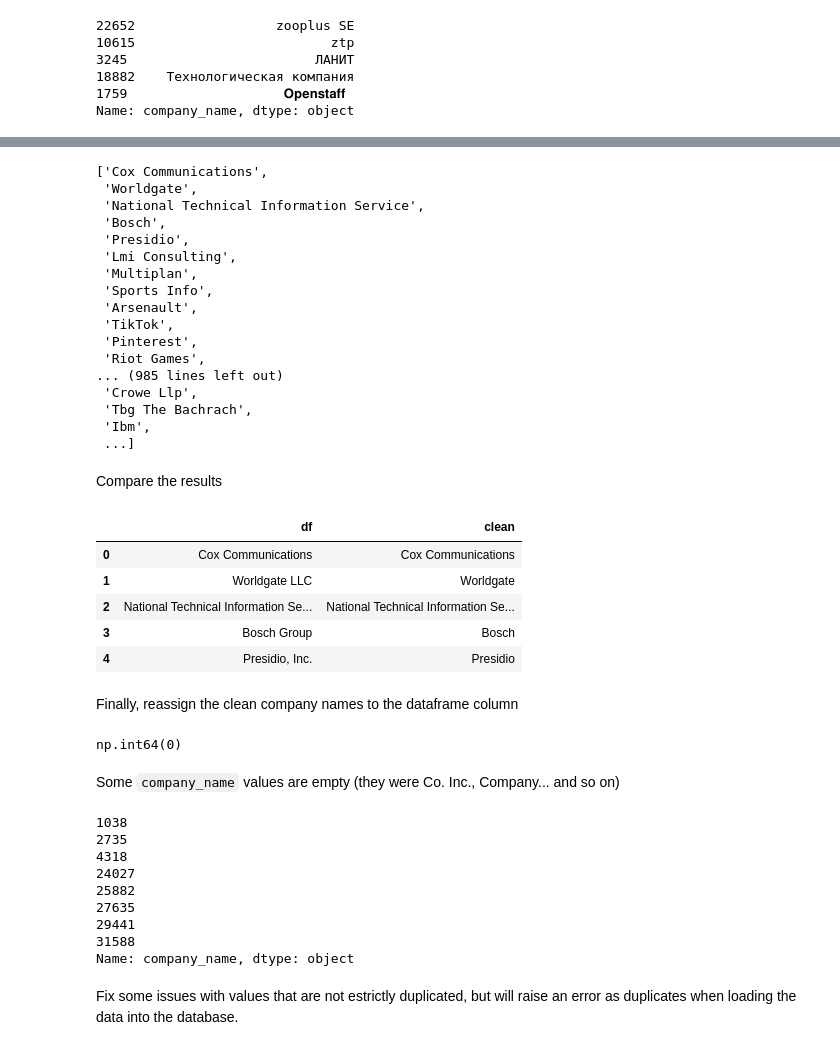
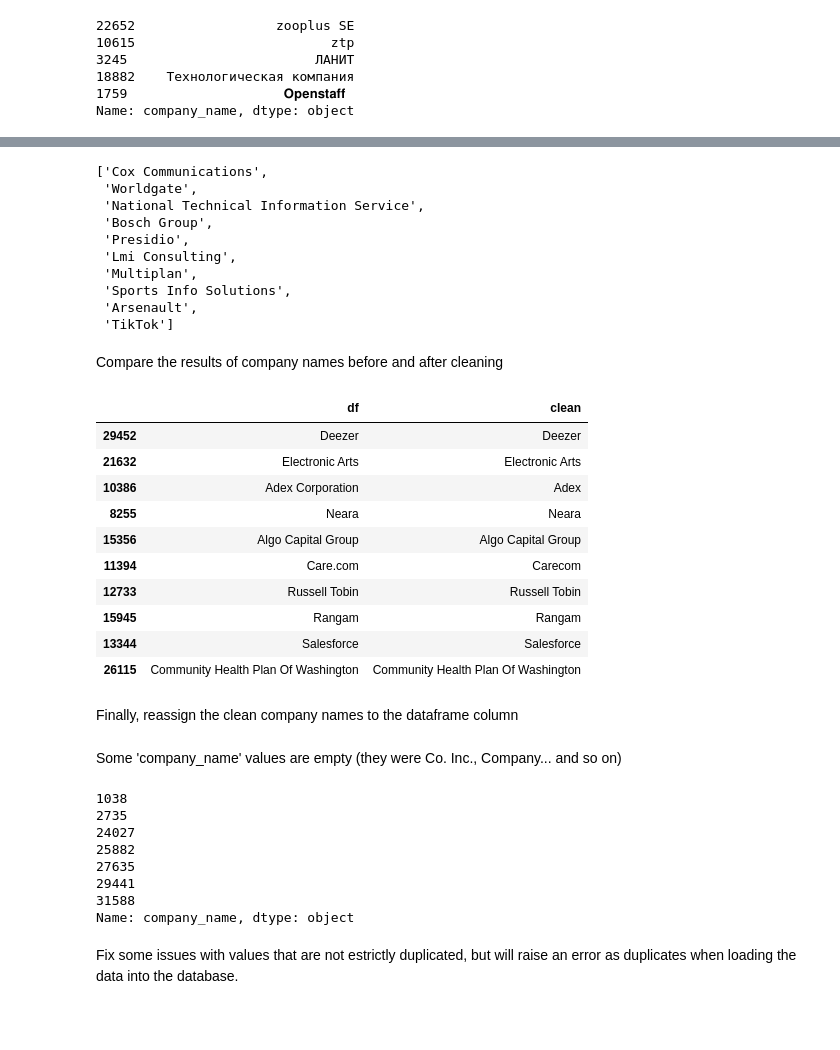
Before and after one commit to chusk2/data_jobs_sql, a Jupyter notebook: jobs.ipynb, the cells around one changed output, grey strips where cells are left out. Saved outputs shown, nothing was run; the diff lists cells and outputs as text; code cells hidden in the pictures; blank space fills up the shorter version.

```diff
--- a/jobs.ipynb
+++ b/jobs.ipynb
@@ -70,3 +118,6 @@ Name: company_name, Length: 32672, dtype: object
+# %%
+df.loc[df.company_name == '(THE VANGUARD GROUP/MALVERN,PA)', 'company_name'] = 'THE VANGUARD GROUP'.title()
+df.company_name = df.company_name.str.replace('#twiceasnice', 'twiceasnice')
 # %%
 df.loc[df.company_name.str.startswith('0'), 'company_name']
 # %% [output]
@@ -109,50 +164,47 @@ Unique normalized companies: 9136
 # %%
-clean_companies
+clean_companies[:10]
 # %% [output]
 ['Cox Communications',
  'Worldgate',
  'National Technical Information Service',
- 'Bosch',
+ 'Bosch Group',
  'Presidio',
  'Lmi Consulting',
  'Multiplan',
- 'Sports Info',
+ 'Sports Info Solutions',
  'Arsenault',
- 'TikTok',
- 'Pinterest',
- 'Riot Games',
-... (985 lines left out)
- 'Crowe Llp',
- 'Tbg The Bachrach',
- 'Ibm',
- ...]
+ 'TikTok']
 # %% [markdown]
-Compare the results
+Compare the results of company names before and after cleaning
 # %%
-pd.DataFrame({'df' : df.company_name.head(), 'clean' : clean_companies[:5]})
+sample_companies = df.company_name.sample(10)
+indexes = sample_companies.index
+clean_companies_series = pd.Series(clean_companies)
-# %% [output]
-|  | df | clean |
-| 0 | Cox Communications | Cox Communications |
-| 1 | Worldgate LLC | Worldgate |
-| 2 | National Technical Information Se... | National Technical Information Se... |
-| 3 | Bosch Group | Bosch |
-| 4 | Presidio, Inc. | Presidio |
+# %%
+pd.DataFrame({'df' : sample_companies, 'clean' : clean_companies_series[indexes]})
+# %% [output]
+|  | df | clean |
+| 29452 | Deezer | Deezer |
+| 21632 | Electronic Arts | Electronic Arts |
+| 10386 | Adex Corporation | Adex |
+| 8255 | Neara | Neara |
+| 15356 | Algo Capital Group | Algo Capital Group |
+| 11394 | Care.com | Carecom |
+| 12733 | Russell Tobin | Russell Tobin |
+| 15945 | Rangam | Rangam |
+| 13344 | Salesforce | Salesforce |
+| 26115 | Community Health Plan Of Washington | Community Health Plan Of Washington |
 # %% [markdown]
 Finally, reassign the clean company names to the dataframe column
 # %%
 df.company_name = clean_companies
-# %%
-df.company_name.isna().sum()
-# %% [output]
-np.int64(0)
 # %% [markdown]
-Some `company_name` values are empty (they were Co. Inc., Company... and so on)
+Some 'company_name' values are empty (they were Co. Inc., Company... and so on)
 # %%
 df.company_name[df.company_name == '']
 # %% [output]
 1038
 2735
-4318
 24027
 25882
 27635
```
Also changed, not shown: parts of 88 cells of this notebook, 9 other files.
